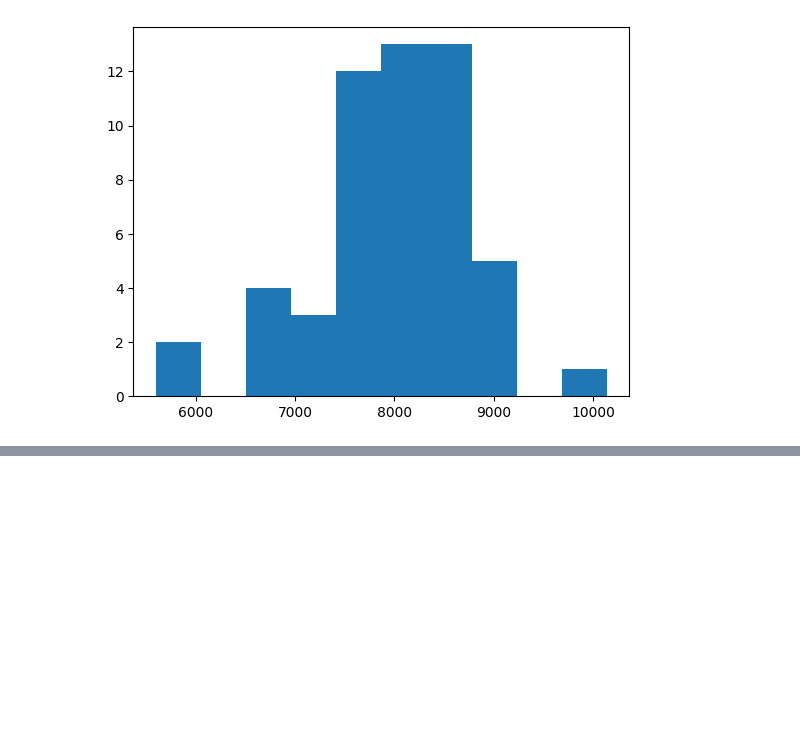
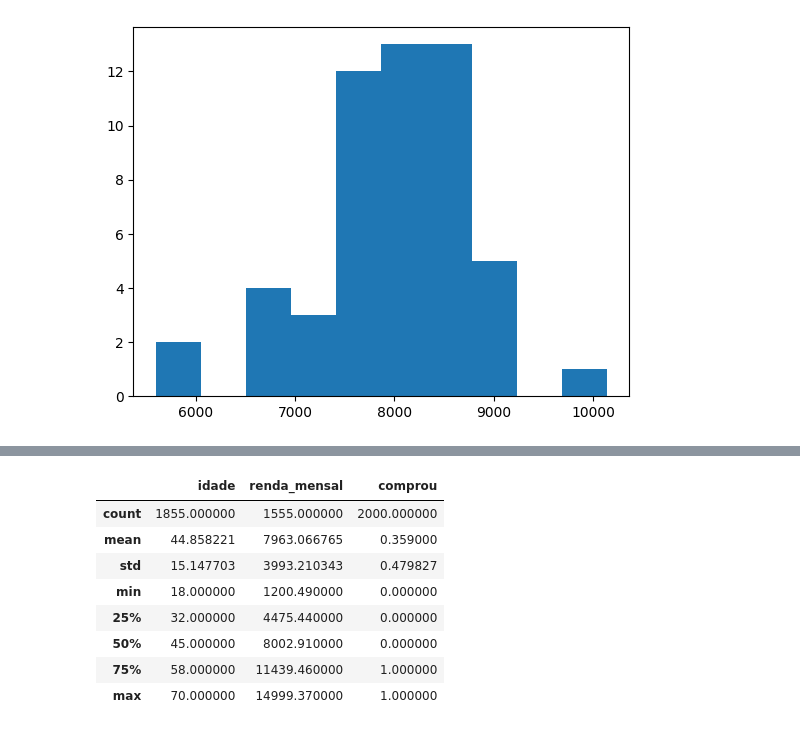
Before and after one commit to CaioHarrys/CURSO-PYTHON-IA, a Jupyter notebook: DataSet_Clientes_Completos/analise.ipynb, the cells around one changed output, grey strips where cells are left out. Cells and saved outputs as stored; diff of their text form; code cells hidden in the pictures; blank space fills up the shorter version.

```diff
--- a/DataSet_Clientes_Completos/analise.ipynb
+++ b/DataSet_Clientes_Completos/analise.ipynb
@@ -66,0 +78,12 @@ plt.show()
+# %%
+df.describe()
+# %% [output]
+|  | idade | renda_mensal | comprou |
+| count | 1855.000000 | 1555.000000 | 2000.000000 |
+| mean | 44.858221 | 7963.066765 | 0.359000 |
+| std | 15.147703 | 3993.210343 | 0.479827 |
+| min | 18.000000 | 1200.490000 | 0.000000 |
+| 25% | 32.000000 | 4475.440000 | 0.000000 |
+| 50% | 45.000000 | 8002.910000 | 0.000000 |
+| 75% | 58.000000 | 11439.460000 | 1.000000 |
+| max | 70.000000 | 14999.370000 | 1.000000 |
```
Also changed, not shown: parts of 9 cells of this notebook.
